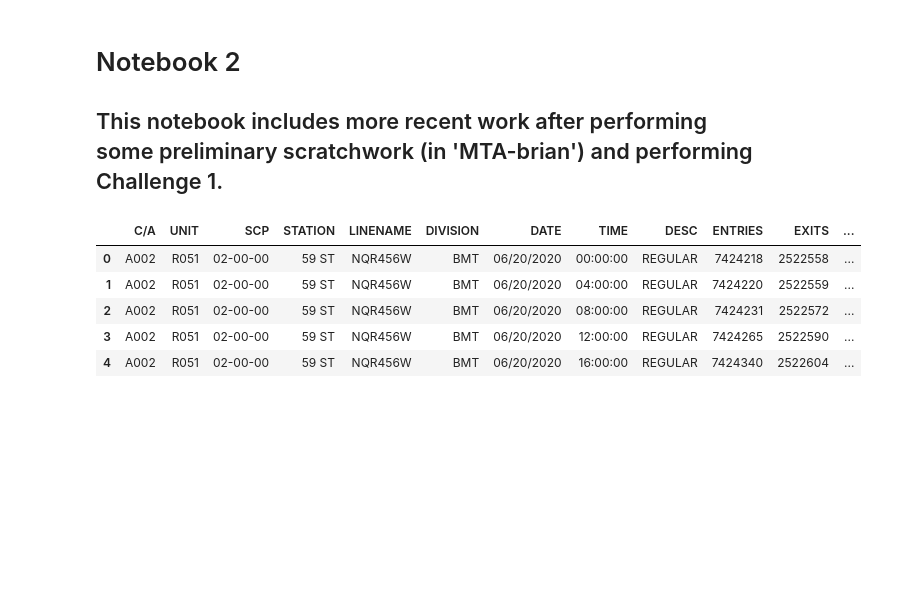
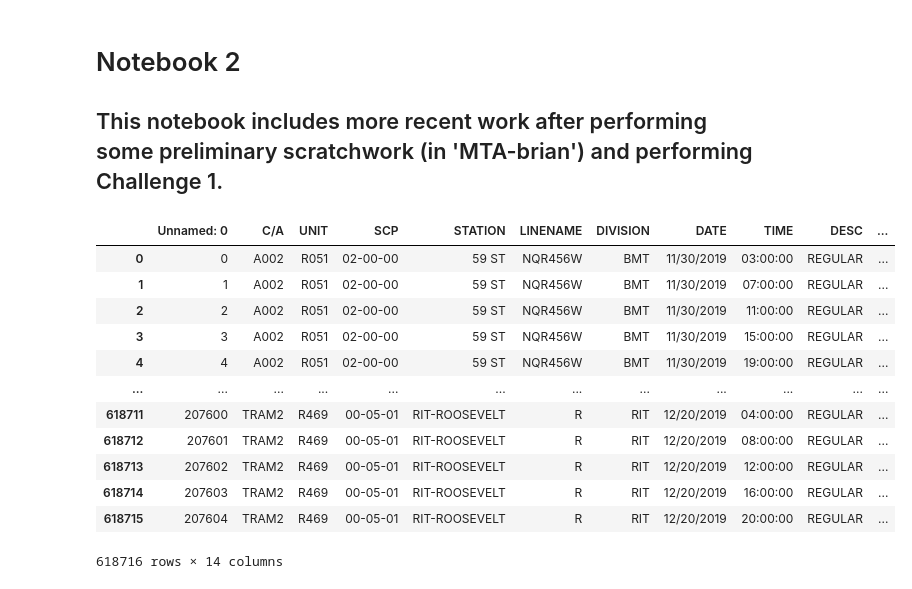
Before and after one commit to manyshapes/MTA-Ridership-Time-Analysis, a Jupyter notebook: MTA-brian-200703.ipynb, the cells around one changed output. Drawn from its saved outputs; the diff is of its cells as text; code cells hidden in the pictures; blank space fills up the shorter version.

```diff
--- a/MTA-brian-200703.ipynb
+++ b/MTA-brian-200703.ipynb
@@ -24,5 +20,7 @@ week_nums = [200627, 200620, 200613]
 # %%
-# Pull functions that Lauren Fields created
+# Functions to organize data by foot traffic, turnstiles, and traffic (credit: Lauren Fields)
+"""
+This is the original function
 
 def combinedTraffic(dataframe):
     dataframe["FOOTTRAFFIC"] = dataframe["ENTRIES"] + dataframe["EXITS"]
@@ -46,3 +44,30 @@ def trafficFix(dataframe):
     # dataframe.groupby('TURNSTILE')['FOOTTRAFFIC'].transform('mean')
     dataframe['FOOTTRAFFIC'] = dataframe['FOOTTRAFFIC'].astype(int)
     return dataframe
+
+"""
+
+def betterColumns(dataframe):
+    dataframe['TIMESTAMP'] = pd.to_datetime(dataframe['DATE'] + ' ' + dataframe['TIME'])
+    dataframe.columns = dataframe.columns.str.rstrip()
+    dataframe['FOOTTRAFFIC'] = dataframe['ENTRIES'] + dataframe['EXITS']
+    return dataframe
+
+def turnstileColumn(dataframe):
+    '''
+    Takes an MTA dataframe & creates a new column
+    Where there's an index number for each Turn Stile in frame.
+    '''
+    eachTS = dataframe.groupby(["C/A", "UNIT", "SCP", "STATION"])[['ENTRIES']].sum()
+    howMany = eachTS.shape[0]
+    eachTS['TURNSTILE'] = range(1,(howMany + 1))
+    del eachTS['ENTRIES']
+    dataframe = pd.merge(dataframe, eachTS,  how='left',
+                         left_on=['C/A','UNIT','SCP', 'STATION'],
+                         right_on = ['C/A','UNIT','SCP', 'STATION'])
+    return dataframe
+
+def trafficFix(dataframe):
+    dataframe['FOOTTRAFFIC'] = dataframe.groupby('TURNSTILE')['FOOTTRAFFIC'].diff().fillna(method='backfill')
+    dataframe['FOOTTRAFFIC'] = dataframe['FOOTTRAFFIC'].astype(int)
+    return dataframe
@@ -57,11 +73,0 @@ df.columns = [column.strip().upper() for column in df.columns]
-# %%
-# Convert data into time series
-df["DATE_TIME"] = pd.to_datetime(df["DATE"] + " " + df["TIME"], format="%m/%d/%Y %H:%M:%S")
-df.head(5)
-# %% [output]
-|  | C/A | UNIT | SCP | STATION | LINENAME | DIVISION | DATE | TIME | DESC | ENTRIES | EXITS | ... |
-| 0 | A002 | R051 | 02-00-00 | 59 ST | NQR456W | BMT | 06/20/2020 | 00:00:00 | REGULAR | 7424218 | 2522558 | ... |
-| 1 | A002 | R051 | 02-00-00 | 59 ST | NQR456W | BMT | 06/20/2020 | 04:00:00 | REGULAR | 7424220 | 2522559 | ... |
-| 2 | A002 | R051 | 02-00-00 | 59 ST | NQR456W | BMT | 06/20/2020 | 08:00:00 | REGULAR | 7424231 | 2522572 | ... |
-| 3 | A002 | R051 | 02-00-00 | 59 ST | NQR456W | BMT | 06/20/2020 | 12:00:00 | REGULAR | 7424265 | 2522590 | ... |
-| 4 | A002 | R051 | 02-00-00 | 59 ST | NQR456W | BMT | 06/20/2020 | 16:00:00 | REGULAR | 7424340 | 2522604 | ... |
@@ -76,0 +74,22 @@ daily_counts_df.dropna(subset=["PREV_DATE"], inplace=True)
+# %%
+# Create a new FOOTTRAFFIC column for each data set
+
+betterColumns(df_dec19)
+betterColumns(df_mar20)
+betterColumns(df_june20)
+
+df_dec19
+# %% [output]
+|  | Unnamed: 0 | C/A | UNIT | SCP | STATION | LINENAME | DIVISION | DATE | TIME | DESC | ... |
+| 0 | 0 | A002 | R051 | 02-00-00 | 59 ST | NQR456W | BMT | 11/30/2019 | 03:00:00 | REGULAR | ... |
+| 1 | 1 | A002 | R051 | 02-00-00 | 59 ST | NQR456W | BMT | 11/30/2019 | 07:00:00 | REGULAR | ... |
+| 2 | 2 | A002 | R051 | 02-00-00 | 59 ST | NQR456W | BMT | 11/30/2019 | 11:00:00 | REGULAR | ... |
+| 3 | 3 | A002 | R051 | 02-00-00 | 59 ST | NQR456W | BMT | 11/30/2019 | 15:00:00 | REGULAR | ... |
+| 4 | 4 | A002 | R051 | 02-00-00 | 59 ST | NQR456W | BMT | 11/30/2019 | 19:00:00 | REGULAR | ... |
+| ... | ... | ... | ... | ... | ... | ... | ... | ... | ... | ... | ... |
+| 618711 | 207600 | TRAM2 | R469 | 00-05-01 | RIT-ROOSEVELT | R | RIT | 12/20/2019 | 04:00:00 | REGULAR | ... |
+| 618712 | 207601 | TRAM2 | R469 | 00-05-01 | RIT-ROOSEVELT | R | RIT | 12/20/2019 | 08:00:00 | REGULAR | ... |
+| 618713 | 207602 | TRAM2 | R469 | 00-05-01 | RIT-ROOSEVELT | R | RIT | 12/20/2019 | 12:00:00 | REGULAR | ... |
+| 618714 | 207603 | TRAM2 | R469 | 00-05-01 | RIT-ROOSEVELT | R | RIT | 12/20/2019 | 16:00:00 | REGULAR | ... |
+| 618715 | 207604 | TRAM2 | R469 | 00-05-01 | RIT-ROOSEVELT | R | RIT | 12/20/2019 | 20:00:00 | REGULAR | ... |
+618716 rows × 14 columns
```
Also changed, not shown: parts of 11 cells of this notebook.
